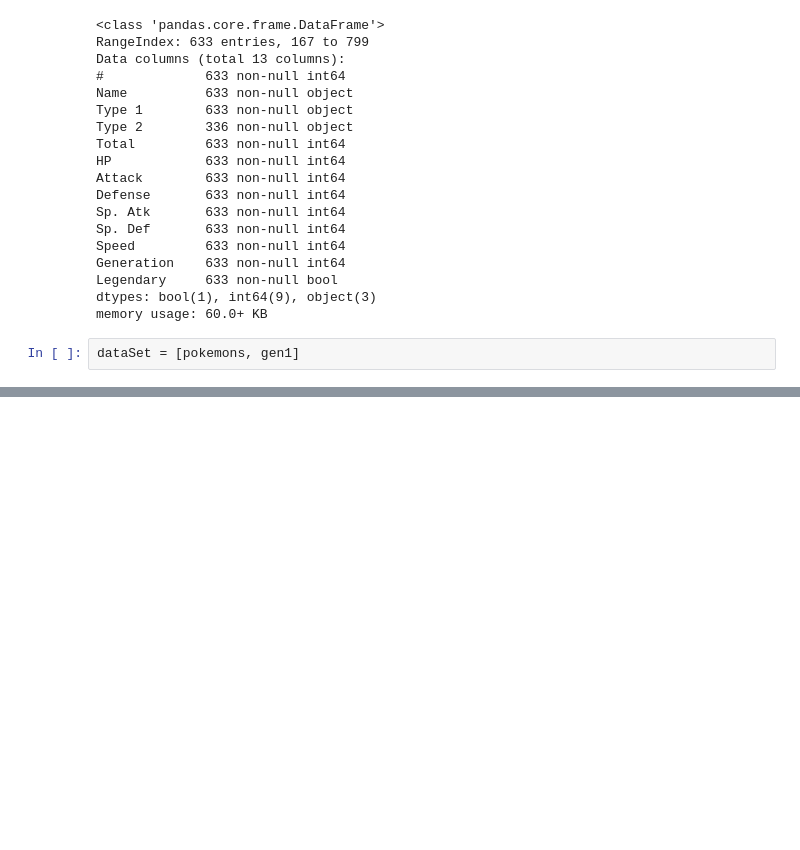
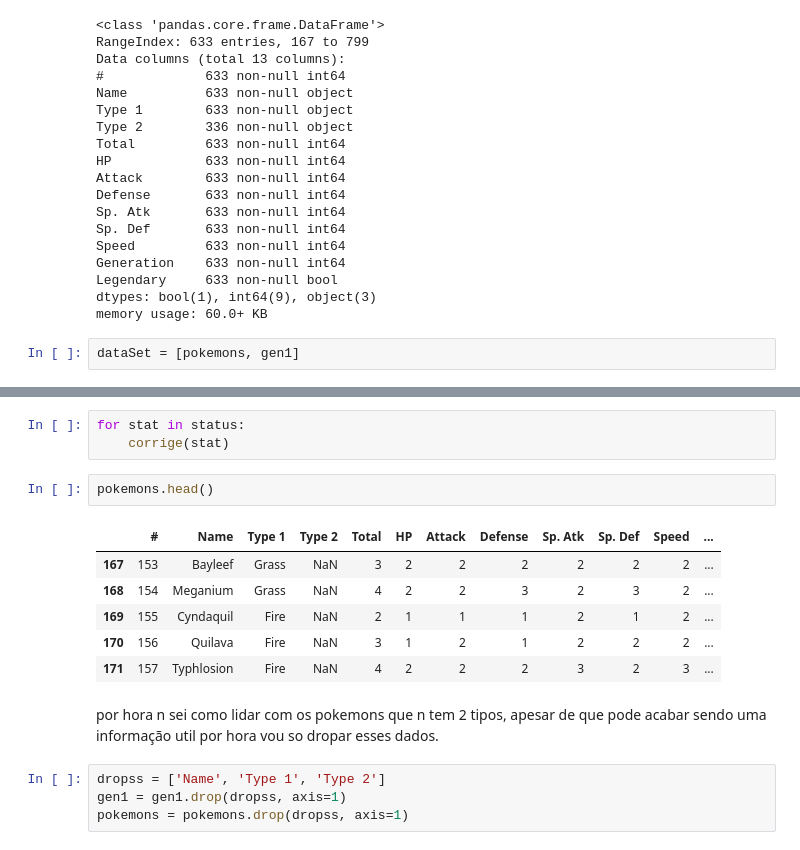
Before and after one commit to Gabrielomn/DS-learning, a Jupyter notebook: pokemon/firstry/Untitled.ipynb, the cells around one changed output, grey strips where cells are left out. Drawn from its saved outputs; the diff is of its cells as text; blank space fills up the shorter version.

```diff
--- a/pokemon/firstry/Untitled.ipynb
+++ b/pokemon/firstry/Untitled.ipynb
@@ -86,0 +142,19 @@ facet.set(xlim=(pokemons['Total'].m,pokemons['Total'].max()))
+# %%
+for stat in status:
+    corrige(stat)
+# %%
+pokemons.head()
+# %% [output]
+|  | # | Name | Type 1 | Type 2 | Total | HP | Attack | Defense | Sp. Atk | Sp. Def | Speed | ... |
+| 167 | 153 | Bayleef | Grass | NaN | 3 | 2 | 2 | 2 | 2 | 2 | 2 | ... |
+| 168 | 154 | Meganium | Grass | NaN | 4 | 2 | 2 | 3 | 2 | 3 | 2 | ... |
+| 169 | 155 | Cyndaquil | Fire | NaN | 2 | 1 | 1 | 1 | 2 | 1 | 2 | ... |
+| 170 | 156 | Quilava | Fire | NaN | 3 | 1 | 2 | 1 | 2 | 2 | 2 | ... |
+| 171 | 157 | Typhlosion | Fire | NaN | 4 | 2 | 2 | 2 | 3 | 2 | 3 | ... |
+# %% [markdown]
+por hora n sei como lidar com os pokemons que n tem 2 tipos, apesar de que pode acabar sendo uma informação util
+por hora vou so dropar esses dados.
+# %%
+dropss = ['Name', 'Type 1', 'Type 2']
+gen1 = gen1.drop(dropss, axis=1)
+pokemons = pokemons.drop(dropss, axis=1)
```
Also changed, not shown: parts of 22 cells of this notebook.
